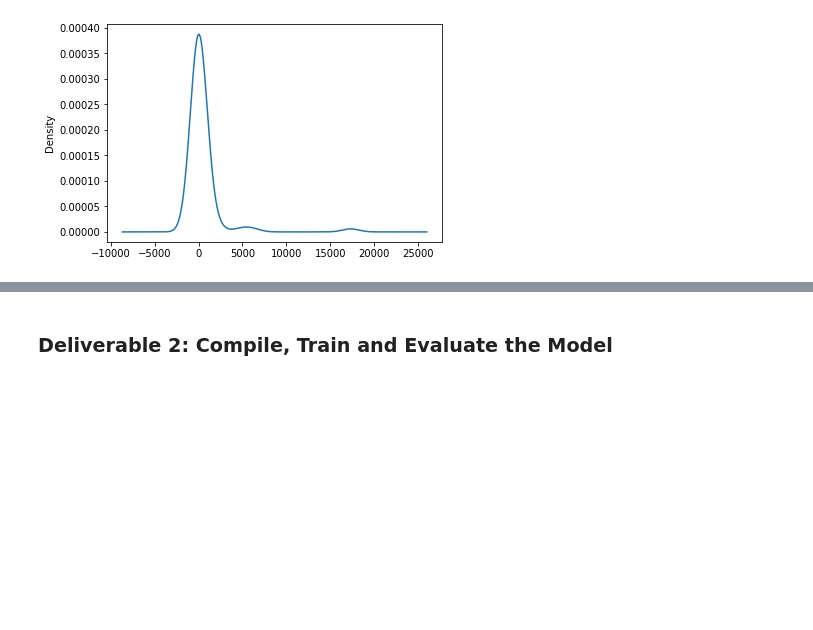
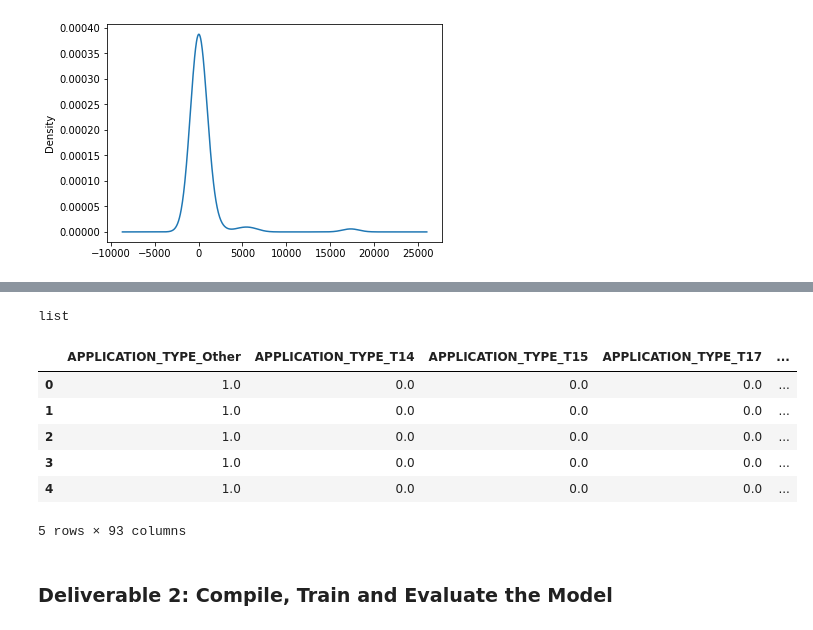
Before and after one commit to pde294/Neural_Network_Charity_Analysis, a Jupyter notebook: AlphabetSoupCharity.ipynb, the cells around one changed output, grey strips where cells are left out. Drawn from its saved outputs; the diff is of its cells as text; code cells hidden in the pictures; blank space fills up the shorter version.

```diff
--- a/AlphabetSoupCharity.ipynb
+++ b/AlphabetSoupCharity.ipynb
@@ -273,4 +273,5 @@ Name: CLASSIFICATION, Length: 61, dtype: int64
 # %%
 # Generate our categorical variable lists
 #cat_list = application_df(application_df['APPLICATION', 'AFFILIATION','CLASSIFICATION','USE_CASE','ORGANIZATION','STATUS','INCOME_AMT','SPECIAL_CONSIDERATIONS']).values.to_list()
-cat_list=list(application_df['APPLICATION_TYPE','AFFILIATION','CLASSIFICATION','USE_CASE','ORGANIZATION','STATUS','INCOME_AMT','SPECIAL_CONSIDERATIONS'].value_counts().index)
+#cat_list=list(application_df['APPLICATION_TYPE','AFFILIATION','CLASSIFICATION','USE_CASE','ORGANIZATION','STATUS','INCOME_AMT','SPECIAL_CONSIDERATIONS'].value_counts().index)
+cat_list = application_df.dtypes[application_df.dtypes == 'object'].index.tolist()
@@ -283,16 +296,26 @@ cat_df
 # %%
-cat_list = cat_df.values.tolist()
-cat_list
+#cat_list = cat_df.values.tolist()
+#cat_list
 # %%
 type(cat_list)
+# %% [output]
+list
 # %%
 # Create a OneHotEncoder instance
 enc = OneHotEncoder(sparse=False)
 
 # Fit and transform the OneHotEncoder using the categorical variable list
 encode_df = pd.DataFrame(enc.fit_transform(application_df[cat_list]))
 
 # Add the encoded variable names to the dataframe
-encode_df.columns = enc.get_feature_names([cat_list])
+encode_df.columns = enc.get_feature_names(cat_list)
 encode_df.head()
 #encode_df.head()
+# %% [output]
+|  | APPLICATION_TYPE_Other | APPLICATION_TYPE_T14 | APPLICATION_TYPE_T15 | APPLICATION_TYPE_T17 | ... |
+| 0 | 1.0 | 0.0 | 0.0 | 0.0 | ... |
+| 1 | 1.0 | 0.0 | 0.0 | 0.0 | ... |
+| 2 | 1.0 | 0.0 | 0.0 | 0.0 | ... |
+| 3 | 1.0 | 0.0 | 0.0 | 0.0 | ... |
+| 4 | 1.0 | 0.0 | 0.0 | 0.0 | ... |
+5 rows × 93 columns
```
Also changed, not shown: parts of 10 cells of this notebook.
